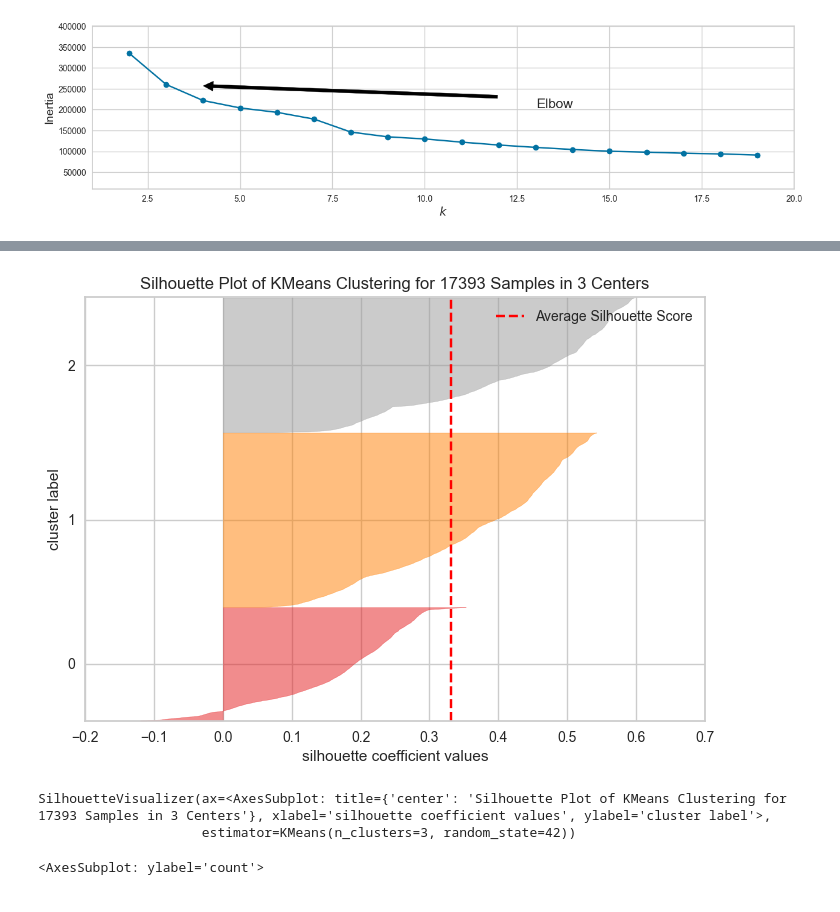
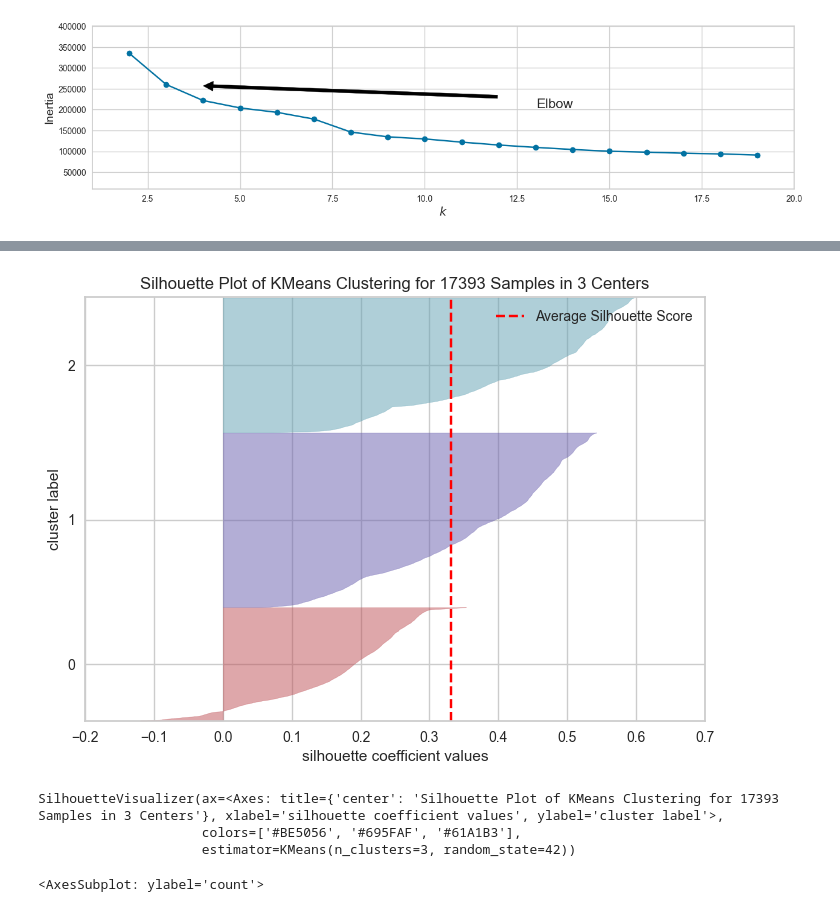
Before and after one commit to mariaortizz/Proyecto-ML, a Jupyter notebook: src/notebooks/project_resume.ipynb, the cells around one changed output, grey strips where cells are left out. Cells and saved outputs as stored; diff of their text form; code cells hidden in the pictures.

```diff
--- a/src/notebooks/project_resume.ipynb
+++ b/src/notebooks/project_resume.ipynb
@@ -637,9 +649,14 @@ K = 3
-# %%
-silhouette_visualizer(km_0, X_train)
-# %% [output]
-[figure, removed]
-SilhouetteVisualizer(ax=<AxesSubplot: title={'center': 'Silhouette Plot of KMeans Clustering for 17393 Samples in 3 Centers'}, xlabel='silhouette coefficient values', ylabel='cluster label'>,
-                     estimator=KMeans(n_clusters=3, random_state=42))
+# %%
+color_pred_0 = '#BE5056' #rojo
+color_pred_1 = '#695FAF' #violeta
+color_pred_2 = '#61A1B3' #azul
+
+silhouette_visualizer(km_0, X_train, colors=[color_pred_0, color_pred_1, color_pred_2])
+# %% [output]
+[figure, added]
+SilhouetteVisualizer(ax=<Axes: title={'center': 'Silhouette Plot of KMeans Clustering for 17393 Samples in 3 Centers'}, xlabel='silhouette coefficient values', ylabel='cluster label'>,
+                     colors=['#BE5056', '#695FAF', '#61A1B3'],
+                     estimator=KMeans(n_clusters=3, random_state=42))
 # %%
 df_c = pd.DataFrame(predd, columns=['Cluster'])
 # %%
```
Also changed, not shown: parts of 17 cells of this notebook, 7 other files.
